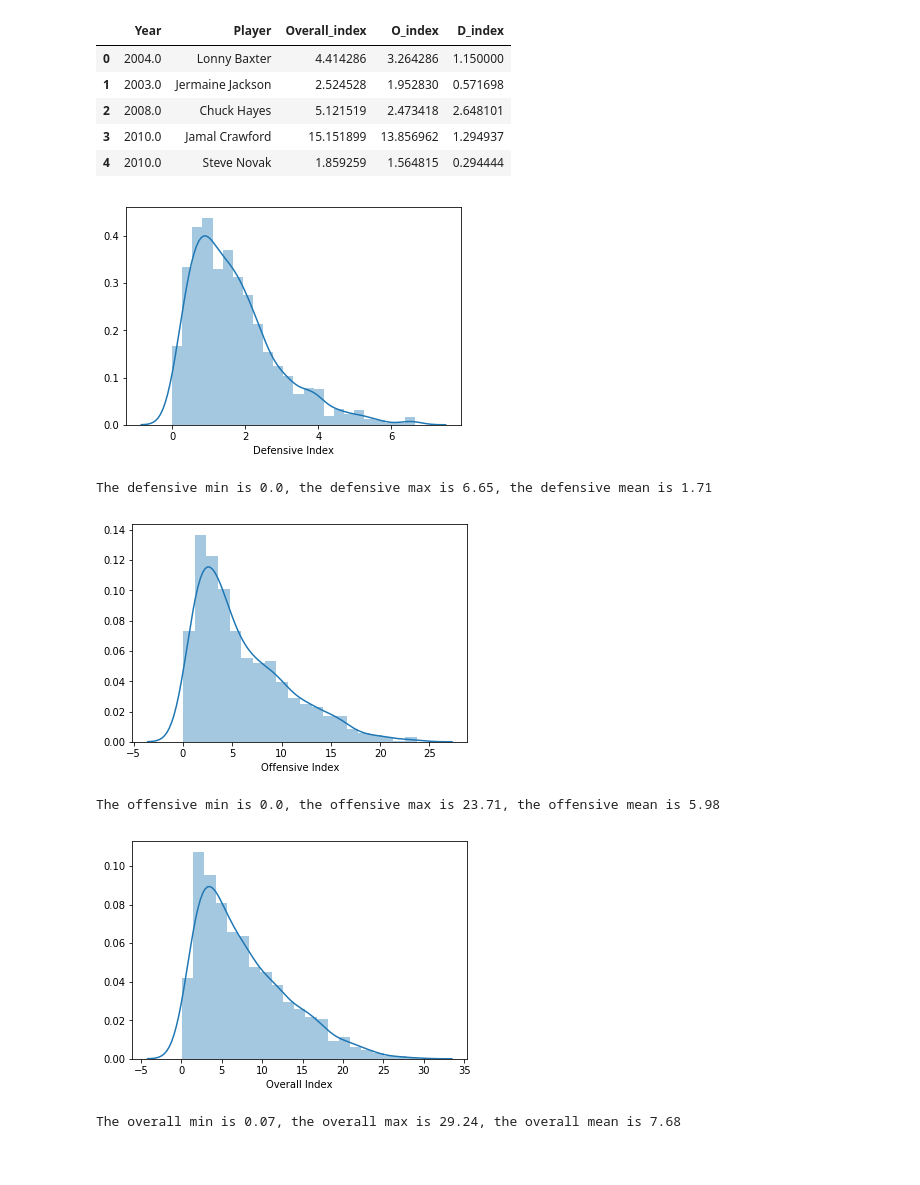
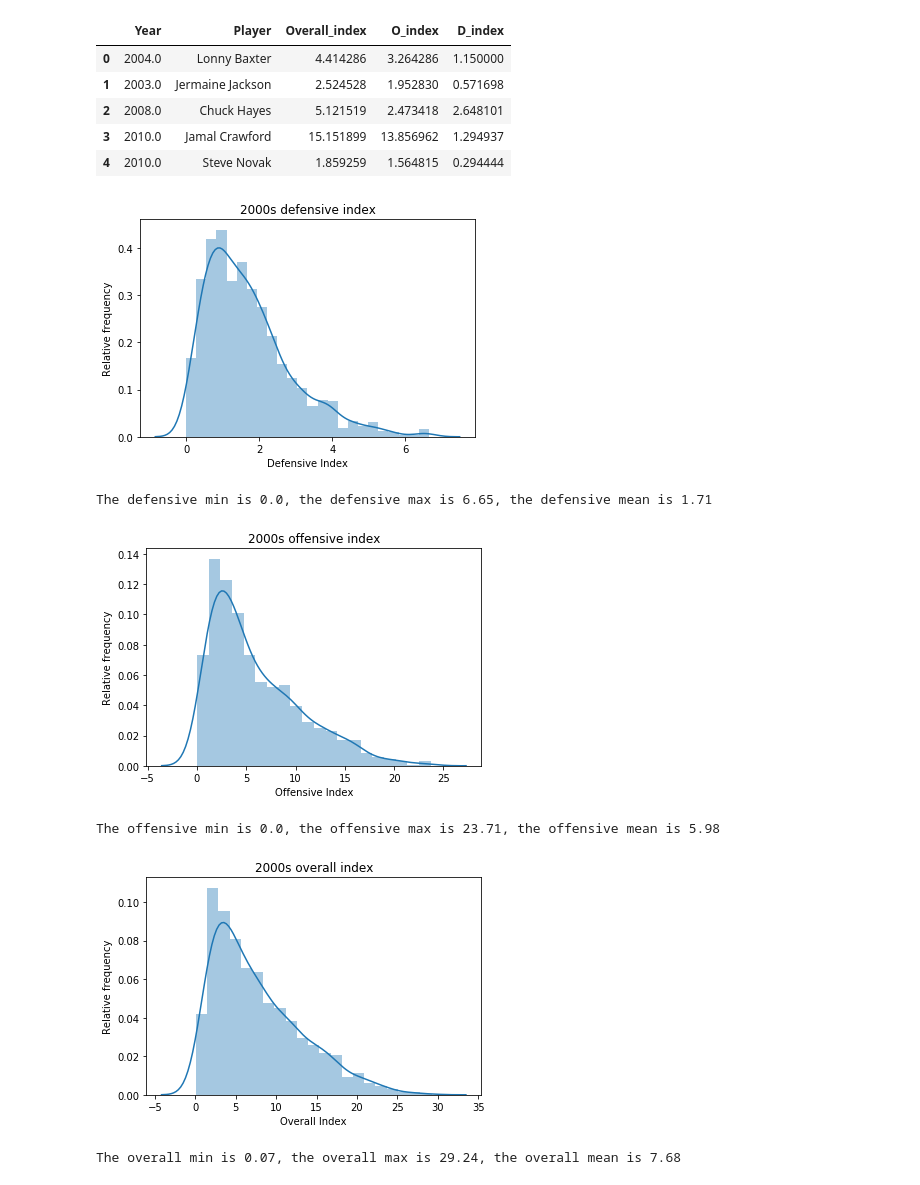
Before and after one commit to puglord88/Purple_Team_Project_1, a Jupyter notebook: NBA Sample Distributions.ipynb, the cells around one changed output. Saved outputs shown, nothing was run; the diff lists cells and outputs as text; code cells hidden in the pictures.

```diff
--- a/NBA Sample Distributions.ipynb
+++ b/NBA Sample Distributions.ipynb
@@ -271,36 +290,43 @@ b2 = array( offensive_indexes2 )
 o_min2 = b2.min().round(2)
 o_max2 = b2.max().round(2)
 o_mean2 = b2.mean().round(2)
 
 #set each column to a list/variable
 Overall_indexes2 = []
 Overall_indexes2 = two_thousand_sorted.Overall_index.tolist()
 
 #min, max and mean of defensive index and create a numpy array
 c2 = array( Overall_indexes2 )
 ov_min2 = c2.min().round(2)
 ov_max2 = c2.max().round(2)
 ov_mean2 = c2.mean().round(2)
 
 #plot distribution of defensive index of sample
 sns.distplot(defensive_indexes2, axlabel="Defensive Index")
+
+plt.title('2000s defensive index')
+plt.ylabel('Relative frequency')
 plt.show()
 print(f"The defensive min is {d_min2}, the defensive max is {d_max2}, the defensive mean is {d_mean2}")
 
 #plot distribution of offensive index of sample
 sns.distplot(offensive_indexes2, axlabel="Offensive Index")
+plt.title('2000s offensive index')
+plt.ylabel('Relative frequency')
 plt.show()
 
 print(f"The offensive min is {o_min2}, the offensive max is {o_max2}, the offensive mean is {o_mean2}")
 
 #plot distribution of overall index of sample
 sns.distplot(Overall_indexes2, axlabel="Overall Index")
+plt.title('2000s overall index')
+plt.ylabel('Relative frequency')
 plt.show()
 print(f"The overall min is {ov_min2}, the overall max is {ov_max2}, the overall mean is {ov_mean2}")
 # %% [output]
-[figure, old version]
+[figure, new version]
 The defensive min is 0.0, the defensive max is 6.65, the defensive mean is 1.71
-[figure, old version]
+[figure, new version]
 The offensive min is 0.0, the offensive max is 23.71, the offensive mean is 5.98
-[figure, old version]
+[figure, new version]
 The overall min is 0.07, the overall max is 29.24, the overall mean is 7.68
```
Also changed, not shown: parts of 7 cells of this notebook, 1 other file.
